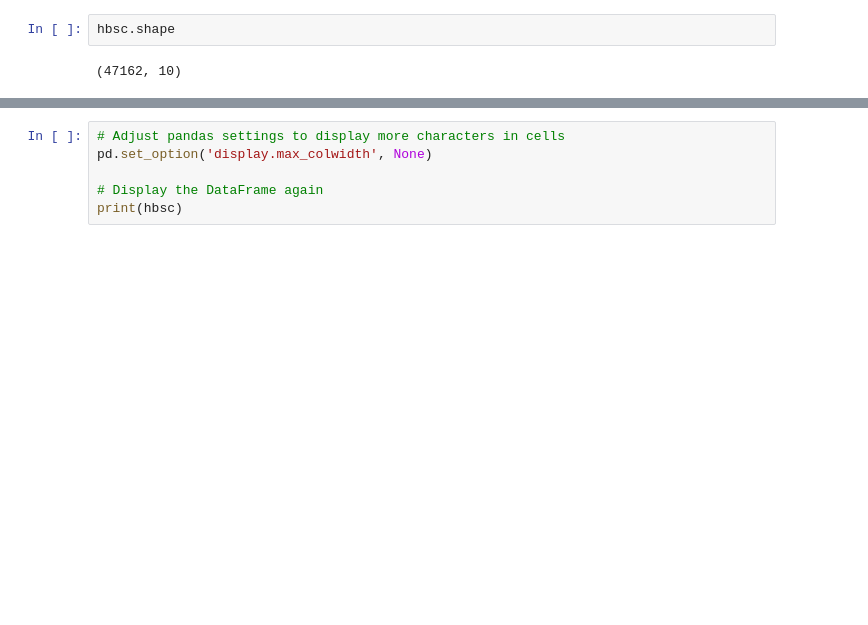
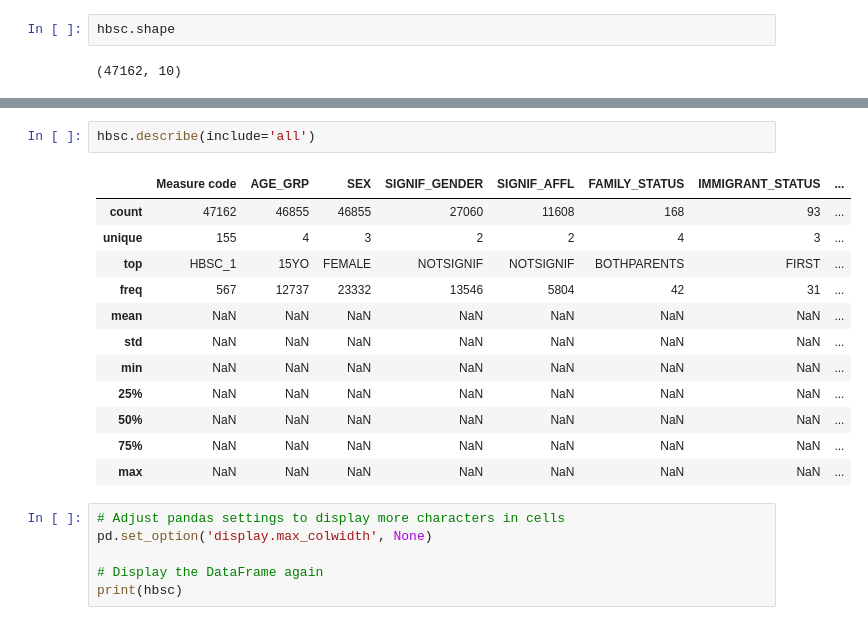
Before and after one commit to EduHealth-Insights/Edu-health-demographics, a Jupyter notebook: data_susanne.ipynb, the cells around one changed output, grey strips where cells are left out. Cells and saved outputs as stored; diff of their text form; blank space fills up the shorter version.

Commit message:
HBSC data

```diff
--- a/data_susanne.ipynb
+++ b/data_susanne.ipynb
@@ -70,3 +97,18 @@ hbsc.shape
+# %%
+hbsc.describe(include='all')
+# %% [output]
+|  | Measure code | AGE_GRP | SEX | SIGNIF_GENDER | SIGNIF_AFFL | FAMILY_STATUS | IMMIGRANT_STATUS | ... |
+| count | 47162 | 46855 | 46855 | 27060 | 11608 | 168 | 93 | ... |
+| unique | 155 | 4 | 3 | 2 | 2 | 4 | 3 | ... |
+| top | HBSC_1 | 15YO | FEMALE | NOTSIGNIF | NOTSIGNIF | BOTHPARENTS | FIRST | ... |
+| freq | 567 | 12737 | 23332 | 13546 | 5804 | 42 | 31 | ... |
+| mean | NaN | NaN | NaN | NaN | NaN | NaN | NaN | ... |
+| std | NaN | NaN | NaN | NaN | NaN | NaN | NaN | ... |
+| min | NaN | NaN | NaN | NaN | NaN | NaN | NaN | ... |
+| 25% | NaN | NaN | NaN | NaN | NaN | NaN | NaN | ... |
+| 50% | NaN | NaN | NaN | NaN | NaN | NaN | NaN | ... |
+| 75% | NaN | NaN | NaN | NaN | NaN | NaN | NaN | ... |
+| max | NaN | NaN | NaN | NaN | NaN | NaN | NaN | ... |
 # %%
 # Adjust pandas settings to display more characters in cells
 pd.set_option('display.max_colwidth', None)
```
Also changed, not shown: parts of 17 cells of this notebook.
